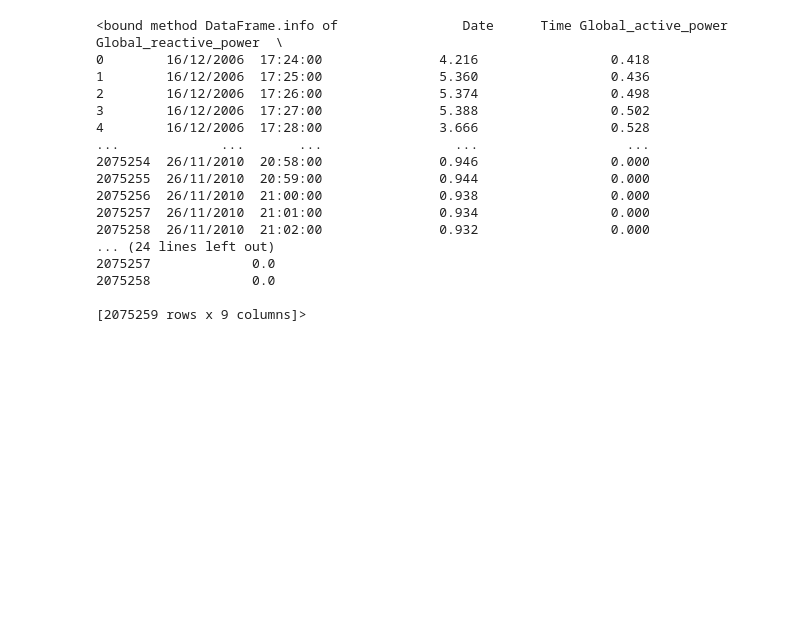
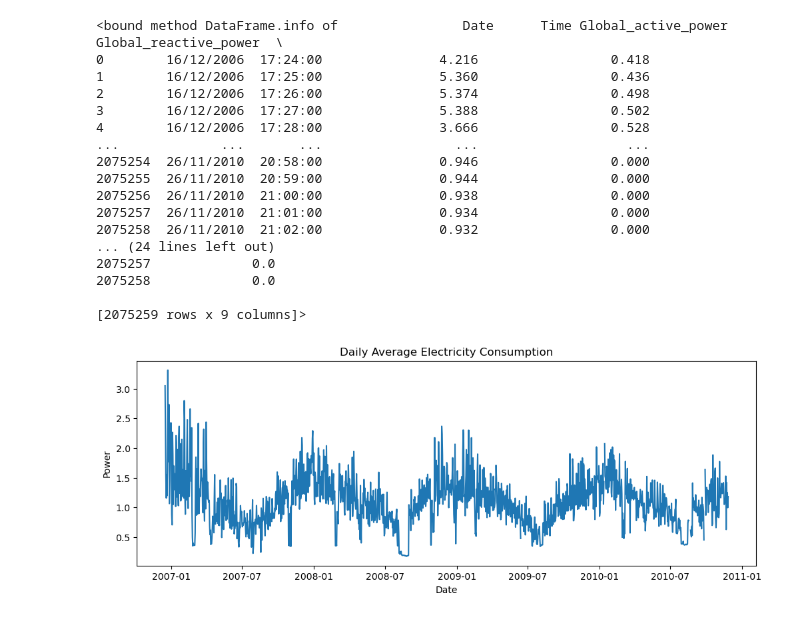
Before and after one commit to yasminsheikh3125/AnomaxR, a Jupyter notebook: Anomax/01_data_exploration.ipynb, the cells around one changed output. Cells and saved outputs as stored; diff of their text form; code cells hidden in the pictures; blank space fills up the shorter version.

```diff
--- a/Anomax/01_data_exploration.ipynb
+++ b/Anomax/01_data_exploration.ipynb
@@ -98,3 +98,25 @@ df.info
 2075258             0.0
 
 [2075259 rows x 9 columns]>
+# %%
+import pandas as pd
+import matplotlib.pyplot as plt
+
+df = pd.read_csv("household_power_consumption_clean.csv")
+
+df['Datetime'] = pd.to_datetime(df['Date'] + ' ' + df['Time'])
+df.set_index('Datetime', inplace=True)
+
+df['Global_active_power'] = pd.to_numeric(df['Global_active_power'], errors='coerce')
+df = df.dropna()
+# %%
+daily = df['Global_active_power'].resample('D').mean()
+
+plt.figure(figsize=(12,4))
+plt.plot(daily)
+plt.title("Daily Average Electricity Consumption")
+plt.xlabel("Date")
+plt.ylabel("Power")
+plt.show()
+# %% [output]
+[figure, added]
```
Also changed, not shown: parts of 1 cell of this notebook.
